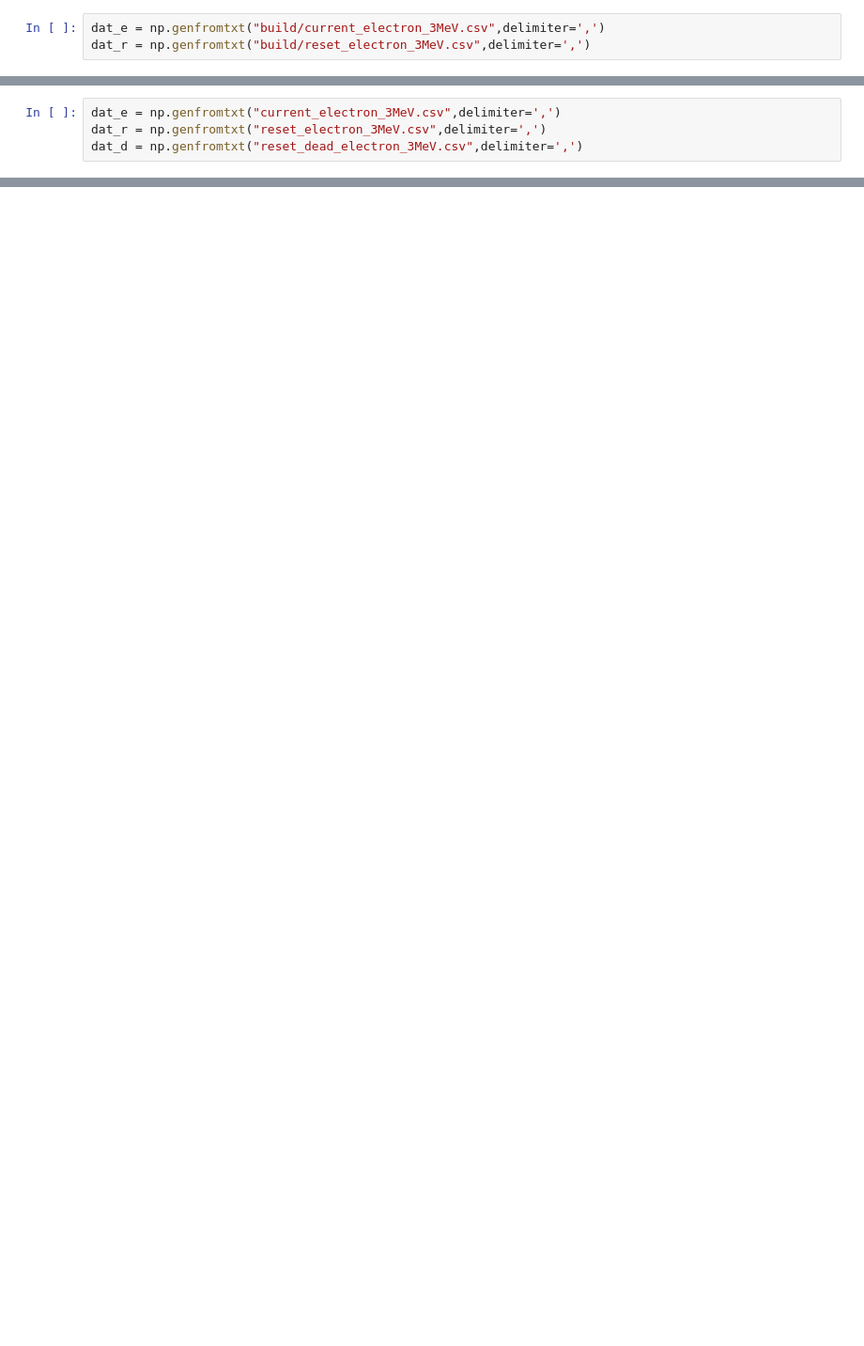
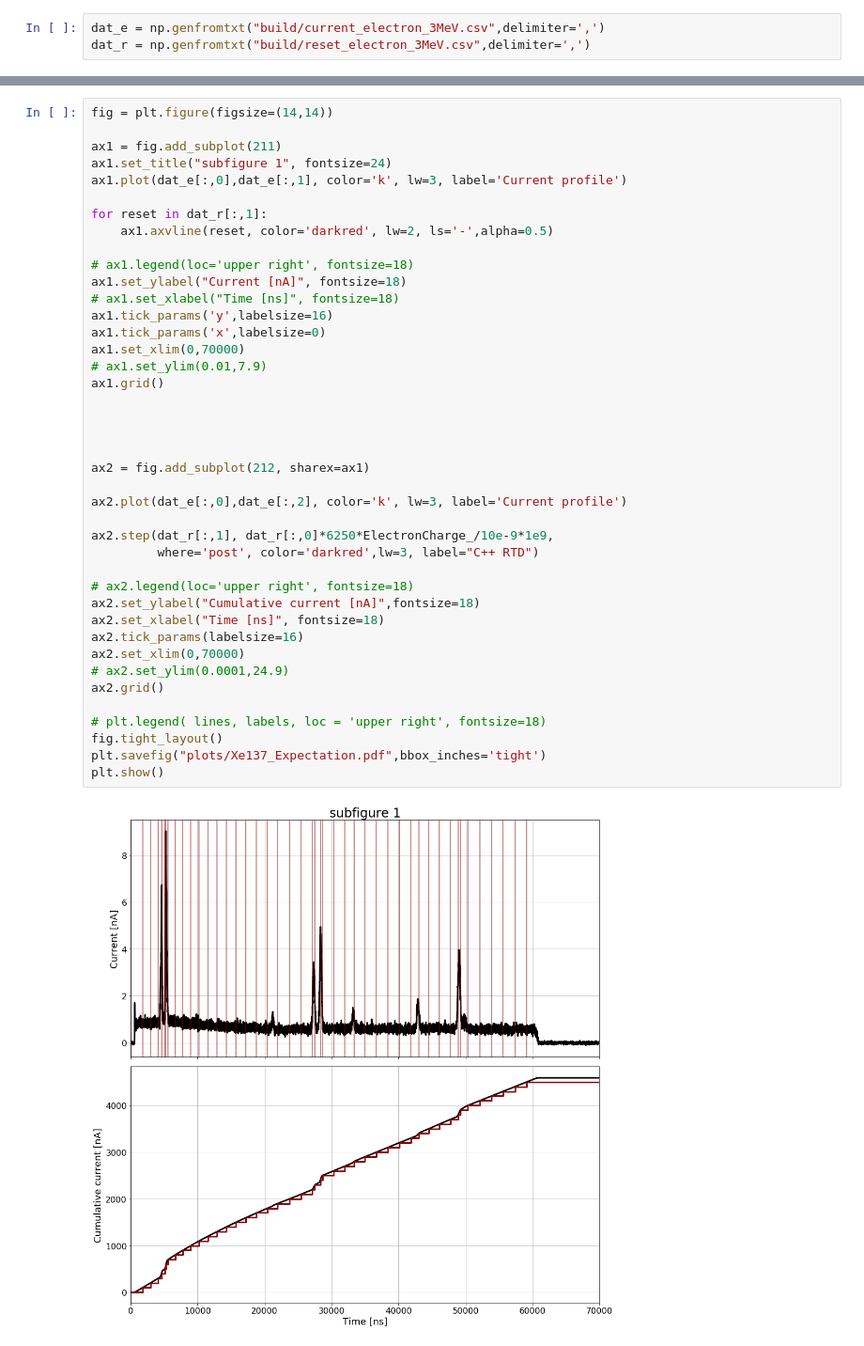
Before and after one commit to Q-Pix/qpixrtd, a Jupyter notebook: develop/Untitled.ipynb, the cells around one changed output, grey strips where cells are left out. Shown: that part at 94% size. Drawn from its saved outputs; the diff is of its cells as text; blank space fills up the shorter version.

```diff
--- a/develop/Untitled.ipynb
+++ b/develop/Untitled.ipynb
@@ -56,4 +138,0 @@ plt.show()
-# %%
-dat_e = np.genfromtxt("current_electron_3MeV.csv",delimiter=',')
-dat_r = np.genfromtxt("reset_electron_3MeV.csv",delimiter=',')
-dat_d = np.genfromtxt("reset_dead_electron_3MeV.csv",delimiter=',')
@@ -95,0 +139,43 @@ plt.show()
+# %%
+fig = plt.figure(figsize=(14,14))
+
+ax1 = fig.add_subplot(211)
+ax1.set_title("subfigure 1", fontsize=24)
+ax1.plot(dat_e[:,0],dat_e[:,1], color='k', lw=3, label='Current profile')
+
+for reset in dat_r[:,1]:
+    ax1.axvline(reset, color='darkred', lw=2, ls='-',alpha=0.5)
+
+# ax1.legend(loc='upper right', fontsize=18)
+ax1.set_ylabel("Current [nA]", fontsize=18)
+# ax1.set_xlabel("Time [ns]", fontsize=18)
+ax1.tick_params('y',labelsize=16)
+ax1.tick_params('x',labelsize=0)
+ax1.set_xlim(0,70000)
+# ax1.set_ylim(0.01,7.9)
+ax1.grid()
+
+
+
+
+ax2 = fig.add_subplot(212, sharex=ax1)
+
+ax2.plot(dat_e[:,0],dat_e[:,2], color='k', lw=3, label='Current profile')
+
+ax2.step(dat_r[:,1], dat_r[:,0]*6250*ElectronCharge_/10e-9*1e9,
+         where='post', color='darkred',lw=3, label="C++ RTD")
+
+# ax2.legend(loc='upper right', fontsize=18)
+ax2.set_ylabel("Cumulative current [nA]",fontsize=18)
+ax2.set_xlabel("Time [ns]", fontsize=18)
+ax2.tick_params(labelsize=16)
+ax2.set_xlim(0,70000)
+# ax2.set_ylim(0.0001,24.9)
+ax2.grid()
+
+# plt.legend( lines, labels, loc = 'upper right', fontsize=18)
+fig.tight_layout()
+plt.savefig("plots/Xe137_Expectation.pdf",bbox_inches='tight')
+plt.show()
+# %% [output]
+[figure, added]
```
Also changed, not shown: parts of 12 cells of this notebook, 41 other files.
